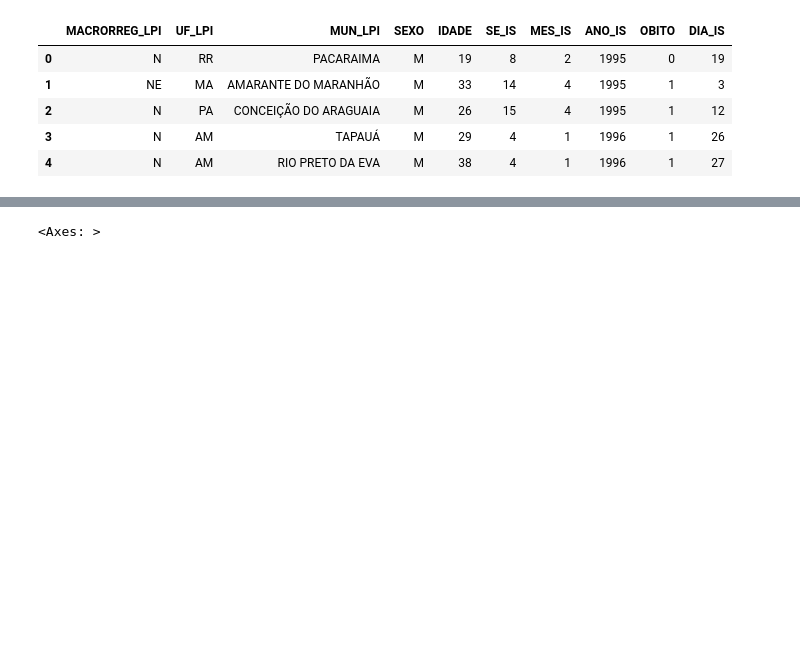
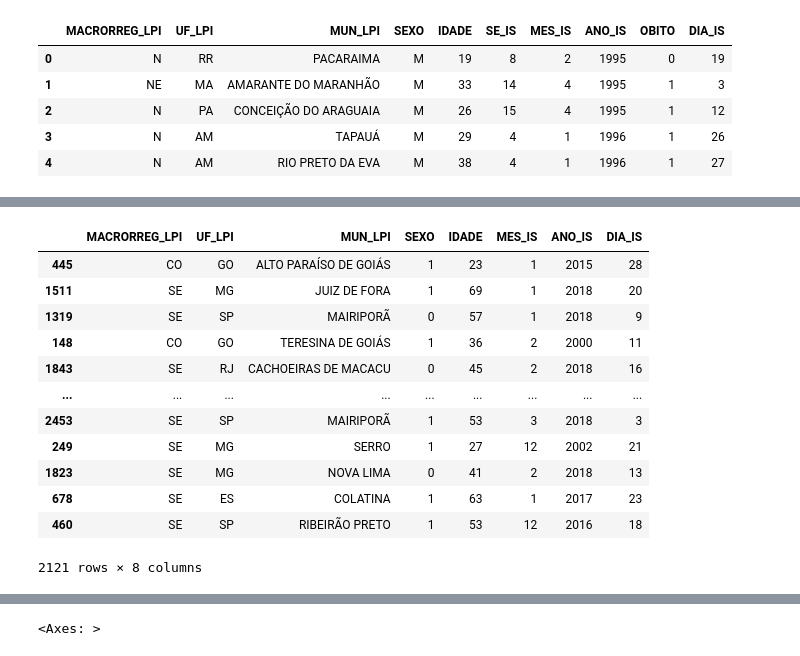
Before and after one commit to Muniz97/Yellow-fever-Febre-Amarela, a Jupyter notebook: 3 - Preprocessing/Yellow_Fever_Preprocessing.ipynb, the cells around one changed output, grey strips where cells are left out. Saved outputs shown, nothing was run; the diff lists cells and outputs as text; code cells hidden in the pictures; blank space fills up the shorter version.

```diff
--- a/3 - Preprocessing/Yellow_Fever_Preprocessing.ipynb
+++ b/3 - Preprocessing/Yellow_Fever_Preprocessing.ipynb
@@ -35,0 +63,3 @@ memory usage: 207.3+ KB
+# %%
+y = dados_raw['OBITO']
+y
@@ -35,0 +79,21 @@ memory usage: 207.3+ KB
+# %%
+SEED = 1337
+np.random.seed(SEED)
+
+x_train, x_test, y_train, y_test = train_test_split(X,y, test_size = 0.2, stratify = y)
+# %%
+x_train
+# %% [output]
+|  | MACRORREG_LPI | UF_LPI | MUN_LPI | SEXO | IDADE | MES_IS | ANO_IS | DIA_IS |
+| 445 | CO | GO | ALTO PARAÍSO DE GOIÁS | 1 | 23 | 1 | 2015 | 28 |
+| 1511 | SE | MG | JUIZ DE FORA | 1 | 69 | 1 | 2018 | 20 |
+| 1319 | SE | SP | MAIRIPORÃ | 0 | 57 | 1 | 2018 | 9 |
+| 148 | CO | GO | TERESINA DE GOIÁS | 1 | 36 | 2 | 2000 | 11 |
+| 1843 | SE | RJ | CACHOEIRAS DE MACACU | 0 | 45 | 2 | 2018 | 16 |
+| ... | ... | ... | ... | ... | ... | ... | ... | ... |
+| 2453 | SE | SP | MAIRIPORÃ | 1 | 53 | 3 | 2018 | 3 |
+| 249 | SE | MG | SERRO | 1 | 27 | 12 | 2002 | 21 |
+| 1823 | SE | MG | NOVA LIMA | 0 | 41 | 2 | 2018 | 13 |
+| 678 | SE | ES | COLATINA | 1 | 63 | 1 | 2017 | 23 |
+| 460 | SE | SP | RIBEIRÃO PRETO | 1 | 53 | 12 | 2016 | 18 |
+2121 rows × 8 columns
```
Also changed, not shown: parts of 14 cells of this notebook.
